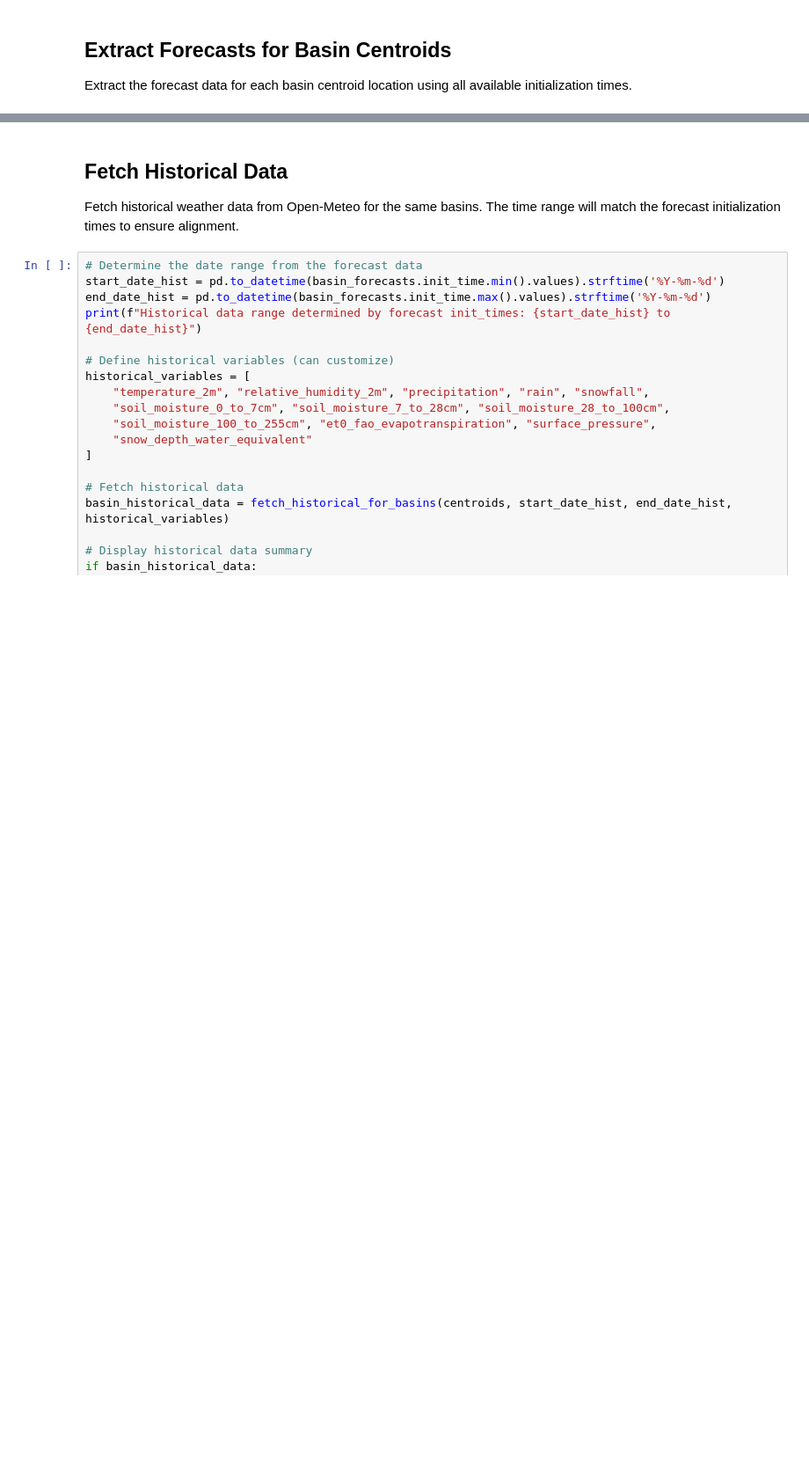
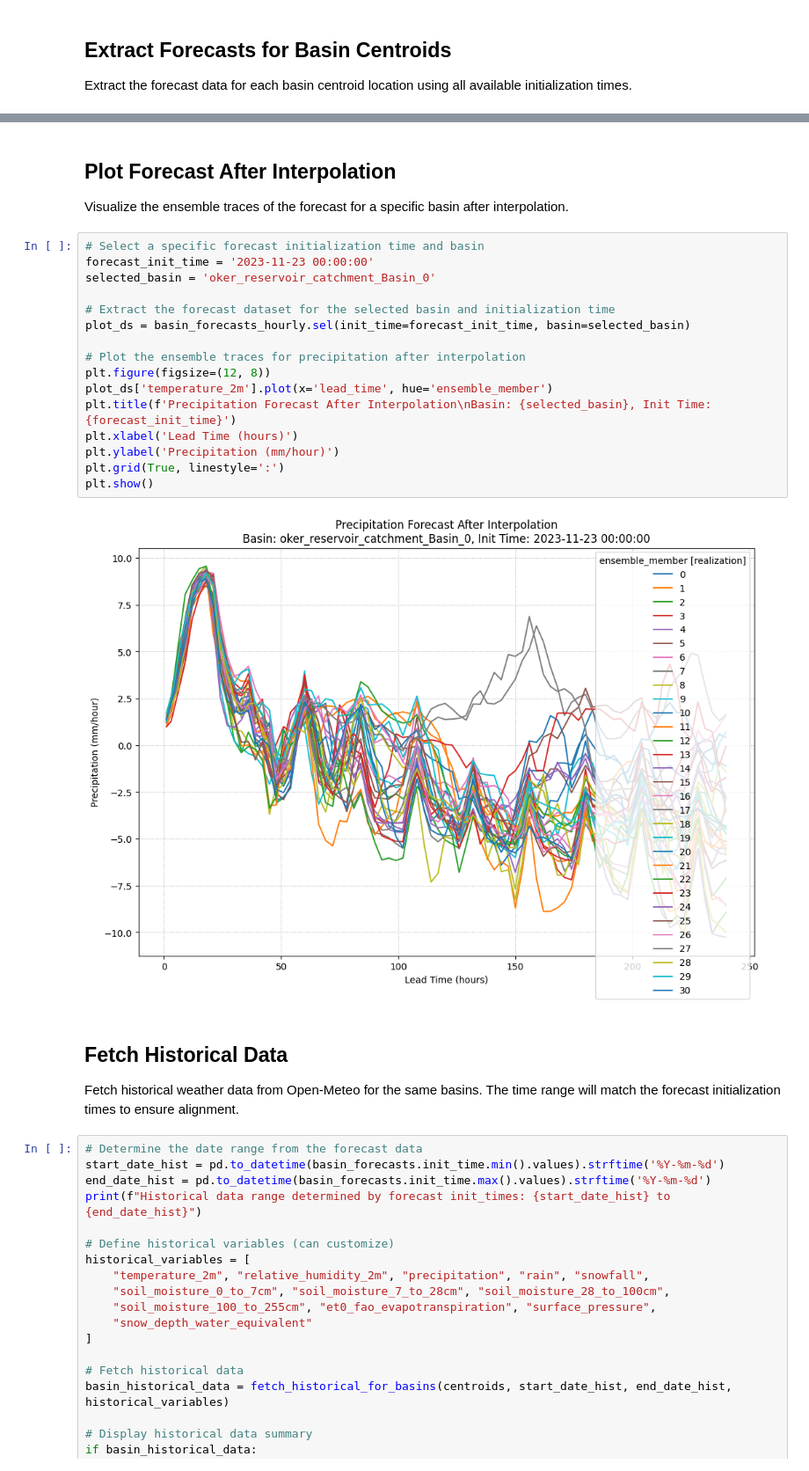
Before and after one commit to gjohnen1/NOAA-GEFS-Forecast-Processing, a Jupyter notebook: notebooks/basin_forecasts_historical.ipynb, the cells around one changed output, grey strips where cells are left out. Shown at 88% size. Drawn from its saved outputs; the diff is of its cells as text; blank space fills up the shorter version.

```diff
--- a/notebooks/basin_forecasts_historical.ipynb
+++ b/notebooks/basin_forecasts_historical.ipynb
@@ -171,3 +263,25 @@ Coordinates:
+# %% [markdown]
+## Plot Forecast After Interpolation
+
+Visualize the ensemble traces of the forecast for a specific basin after interpolation.
+# %%
+# Select a specific forecast initialization time and basin
+forecast_init_time = '2023-11-23 00:00:00'
+selected_basin = 'oker_reservoir_catchment_Basin_0'
+
+# Extract the forecast dataset for the selected basin and initialization time
+plot_ds = basin_forecasts_hourly.sel(init_time=forecast_init_time, basin=selected_basin)
+
+# Plot the ensemble traces for precipitation after interpolation
+plt.figure(figsize=(12, 8))
+plot_ds['temperature_2m'].plot(x='lead_time', hue='ensemble_member')
+plt.title(f'Precipitation Forecast After Interpolation\nBasin: {selected_basin}, Init Time: {forecast_init_time}')
+plt.xlabel('Lead Time (hours)')
+plt.ylabel('Precipitation (mm/hour)')
+plt.grid(True, linestyle=':')
+plt.show()
+# %% [output]
+[figure, added]
 # %% [markdown]
 ## Fetch Historical Data
 
```
Also changed, not shown: parts of 16 cells of this notebook.
